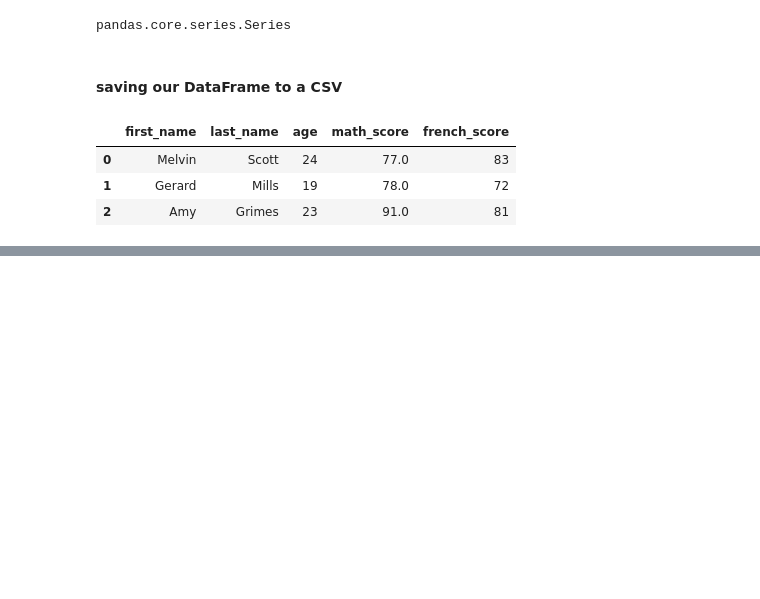
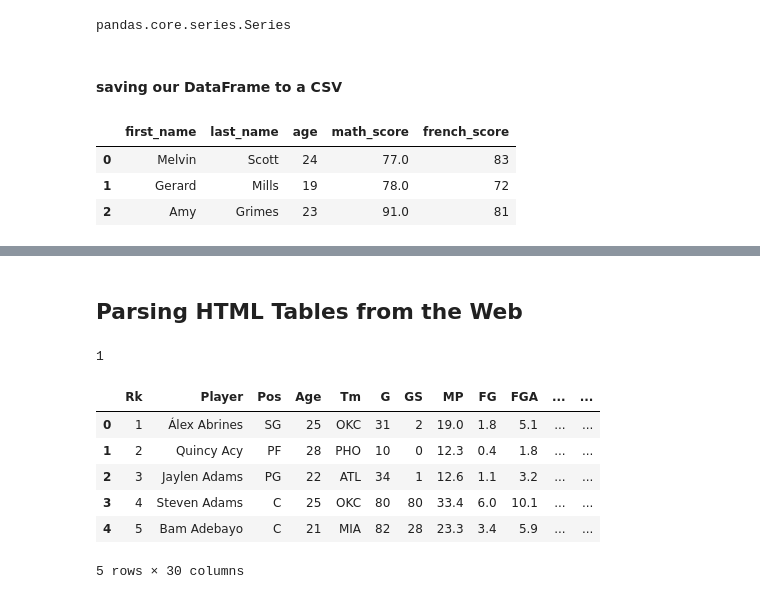
Before and after one commit to rebeccaceppas/data-analysis-course, a Jupyter notebook: Section 7 - Reading Data from Other Sources.ipynb, the cells around one changed output, grey strips where cells are left out. Saved outputs shown, nothing was run; the diff lists cells and outputs as text; code cells hidden in the pictures; blank space fills up the shorter version.

Commit message:
reading HTML tables

```diff
--- a/Section 7 - Reading Data from Other Sources.ipynb
+++ b/Section 7 - Reading Data from Other Sources.ipynb
@@ -350,0 +494,22 @@ exam_df.to_csv('/Users/rebeccaceppas/code/data.csv')
+# %% [markdown]
+## Parsing HTML Tables from the Web
+# %%
+html_url = "https://www.basketball-reference.com/leagues/NBA_2019_per_game.html"
+# %%
+nba_tables = pd.read_html(html_url)
+# %%
+#see that only have one table
+len(nba_tables)
+# %% [output]
+1
+# %%
+nba = nba_tables[0]
+nba.head()
+# %% [output]
+|  | Rk | Player | Pos | Age | Tm | G | GS | MP | FG | FGA | ... | ... |
+| 0 | 1 | Álex Abrines | SG | 25 | OKC | 31 | 2 | 19.0 | 1.8 | 5.1 | ... | ... |
+| 1 | 2 | Quincy Acy | PF | 28 | PHO | 10 | 0 | 12.3 | 0.4 | 1.8 | ... | ... |
+| 2 | 3 | Jaylen Adams | PG | 22 | ATL | 34 | 1 | 12.6 | 1.1 | 3.2 | ... | ... |
+| 3 | 4 | Steven Adams | C | 25 | OKC | 80 | 80 | 33.4 | 6.0 | 10.1 | ... | ... |
+| 4 | 5 | Bam Adebayo | C | 21 | MIA | 82 | 28 | 23.3 | 3.4 | 5.9 | ... | ... |
+5 rows × 30 columns
```
Also changed, not shown: parts of 22 cells of this notebook, 2 other files.
